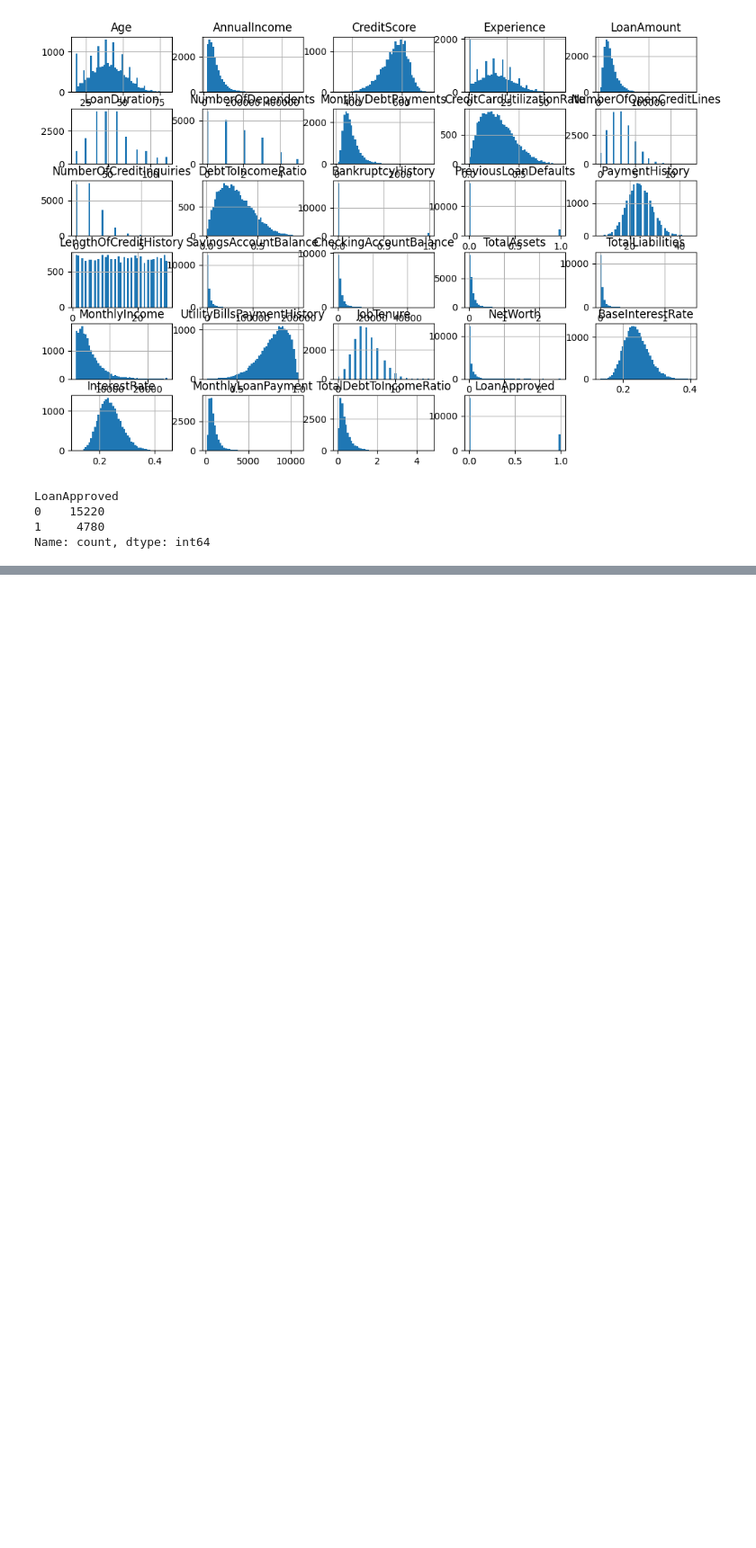
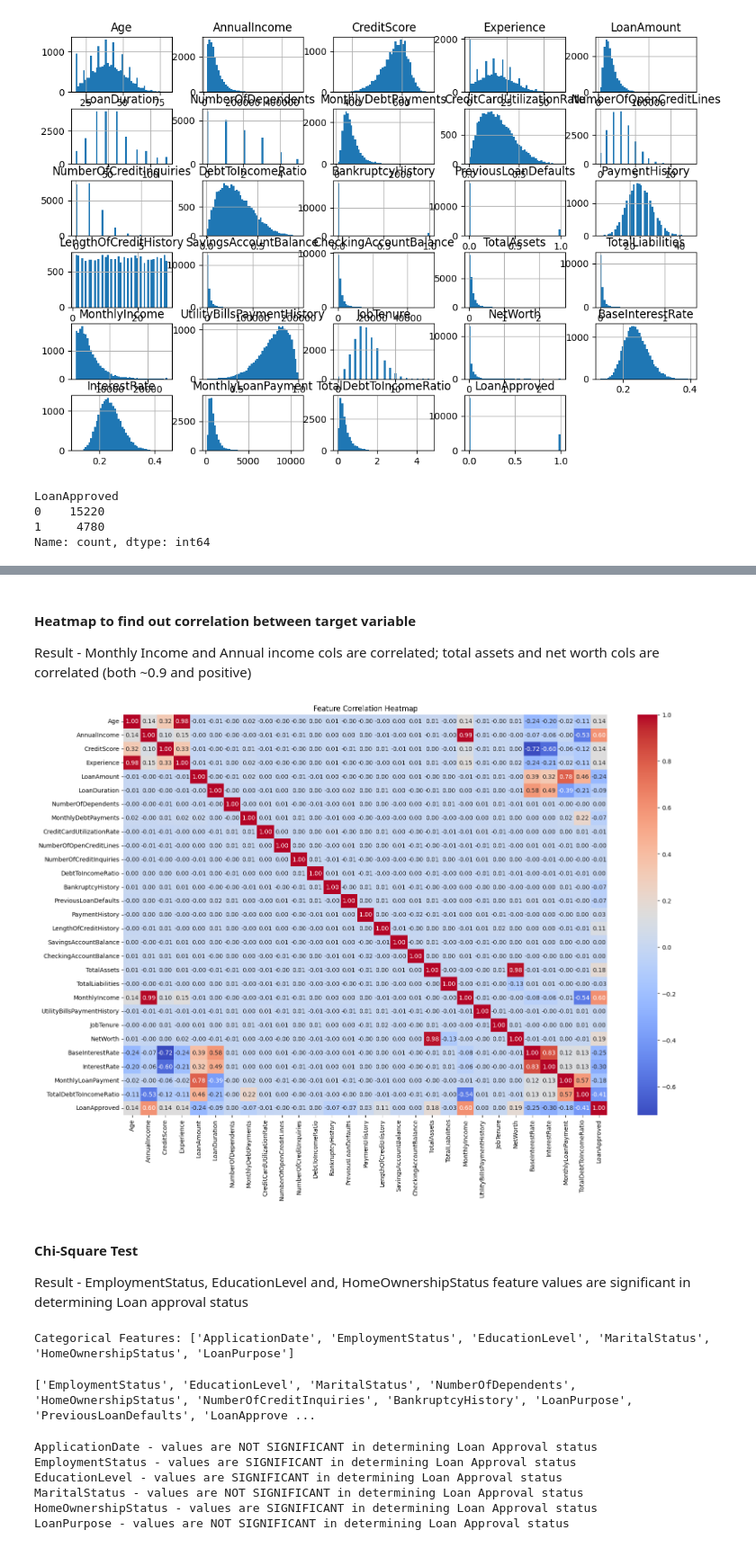
Before and after one commit to PavanKumar181098/CreditRiskClassification, a Jupyter notebook: CreditRiskClassification_notebook.ipynb, the cells around one changed output, grey strips where cells are left out. Shown at 90% size. Cells and saved outputs as stored; diff of their text form; code cells hidden in the pictures; blank space fills up the shorter version.

Commit message:
finished the credit risk classfication notebook with the code need to add code related to hyperparamter tuning for XGBoost Classifier and some notes or info on what was done

```diff
--- a/CreditRiskClassification_notebook.ipynb
+++ b/CreditRiskClassification_notebook.ipynb
@@ -162,0 +244,47 @@ plt.show()
+# %% [markdown]
+#### Heatmap to find out correlation between target variable
+Result - Monthly Income and Annual income cols are correlated; total assets and net worth cols are correlated (both ~0.9 and positive)
+# %%
+#heat map to check multicoolinearity b/w features and target var.
+
+plt.figure(figsize=(18, 12))
+sns.heatmap(df[numerical_features].corr(), annot=True, cmap='coolwarm', fmt=".2f")
+plt.title("Feature Correlation Heatmap")
+plt.show()
+
+#features monthly income and annual income are highly correlated (positive) and b/w total assets and net worth (positive)
+# %% [output]
+[figure, added]
+# %% [markdown]
+#### Chi-Square Test
+Result - EmploymentStatus, EducationLevel and, HomeOwnershipStatus feature values are significant in determining Loan approval status
+# %%
+#printing all categorical features
+categorical_features = df.select_dtypes(include=['object', 'category']).columns.tolist()
+print("Categorical Features:", categorical_features)
+# %% [output]
+Categorical Features: ['ApplicationDate', 'EmploymentStatus', 'EducationLevel', 'MaritalStatus', 'HomeOwnershipStatus', 'LoanPurpose']
+# %%
+#possible categorical features
+
+possible_categorical_features = [col for col in df.columns if df[col].nunique() < 10]
+print(possible_categorical_features)
+# %% [output]
+['EmploymentStatus', 'EducationLevel', 'MaritalStatus', 'NumberOfDependents', 'HomeOwnershipStatus', 'NumberOfCreditInquiries', 'BankruptcyHistory', 'LoanPurpose', 'PreviousLoanDefaults', 'LoanApprove ...
+# %%
+from scipy.stats import chi2_contingency
+
+for feat in categorical_features:
+    contingency_table = pd.crosstab(df[feat], df['LoanApproved'])
+    stat, p, dof, expected = chi2_contingency(contingency_table)
+    if p <= 0.05:
+        print(f'{feat} - values are SIGNIFICANT in determining Loan Approval status')
+    else:
+        print(f'{feat} - values are NOT SIGNIFICANT in determining Loan Approval status')
+# %% [output]
+ApplicationDate - values are NOT SIGNIFICANT in determining Loan Approval status
+EmploymentStatus - values are SIGNIFICANT in determining Loan Approval status
+EducationLevel - values are SIGNIFICANT in determining Loan Approval status
+MaritalStatus - values are NOT SIGNIFICANT in determining Loan Approval status
+HomeOwnershipStatus - values are SIGNIFICANT in determining Loan Approval status
+LoanPurpose - values are NOT SIGNIFICANT in determining Loan Approval status
```
Also changed, not shown: parts of 26 cells of this notebook.
